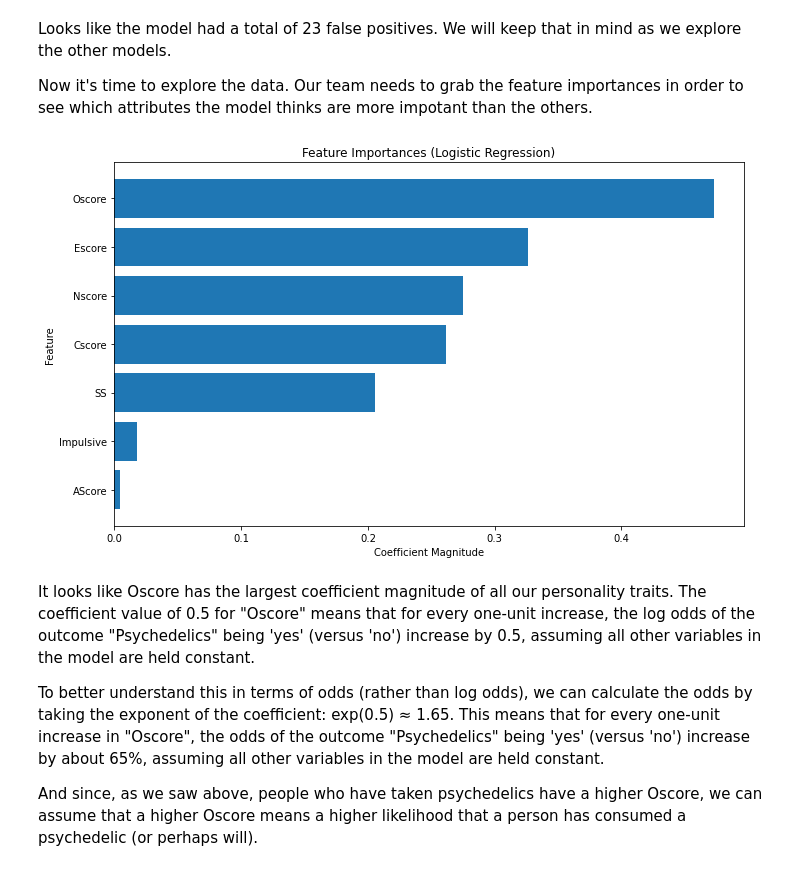
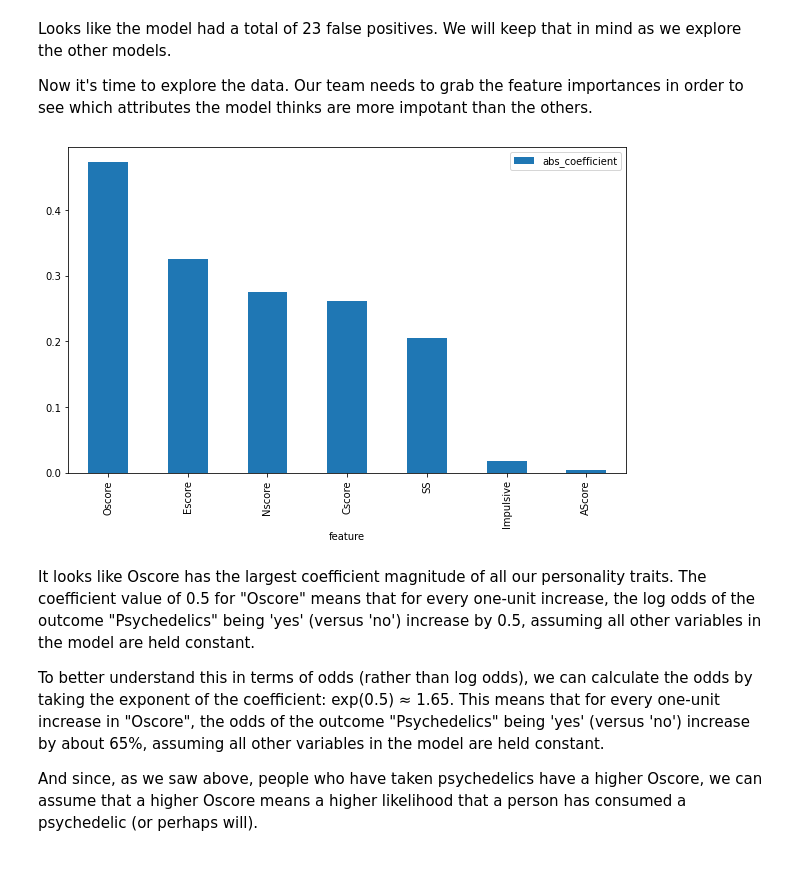
Before and after one commit to jbloewencolon/Predicting-Personality-and-Psychedelic-Experience, a Jupyter notebook: Openness to Psychedelics.ipynb, the cells around one changed output. Saved outputs shown, nothing was run; the diff lists cells and outputs as text; code cells hidden in the pictures.

```diff
--- a/Openness to Psychedelics.ipynb
+++ b/Openness to Psychedelics.ipynb
@@ -54,7 +50,7 @@ from tabulate import tabulate
 %matplotlib inline
 
 # Import the data
-df = pd.read_csv(r'D:\Git\phase_3\Drug_Consumption.csv', header= 0,
+df = pd.read_csv(r'Data/Drug_Consumption.csv', header= 0,
                         encoding= 'unicode_escape')
 # %%
 # Print the first five rows
@@ -356,34 +352,27 @@ Now it's time to explore the data. Our team needs to grab the feature importance
 # %%
 # Get column names after OneHotEncoding
 cat_cols_transformed = log_pipeline.named_steps['preprocess'].named_transformers_['subpipe_cat'].named_steps['ohe'].get_feature_names_out(input_features=X_train.columns[[0, 1, 2, 3, 4, 12, 13, 14, 15, 16, 17, 18, 19, 20, 21, 22, 23, 24, 25]].tolist())
 
 # Concatenate with numerical column names to get the final order
 feature_names_ordered = np.concatenate([X_train.columns[5:12], cat_cols_transformed])
 
 # Get feature coefficients from the logistic regression model
 coefficients = log_pipeline.named_steps['classifier'].coef_[0]
 
 # Create a DataFrame with feature names and their coefficients
 coefficients_df = pd.DataFrame({'feature': feature_names_ordered, 'coefficient': coefficients})
 
 # Sort DataFrame by coefficient magnitude
 coefficients_df['abs_coefficient'] = abs(coefficients_df['coefficient'])
 coefficients_df = coefficients_df.sort_values(by='abs_coefficient', ascending=False)
 
 # Filter DataFrame to include only desired features
-num_features_df = coefficients_df[coefficients_df['feature'].isin(X_train.columns[5:12])]
+num_features_df_log = coefficients_df[coefficients_df['feature'].isin(X_train.columns[5:12])]
+
+# Plot the feature importances for the numerical features
+num_features_df_log.plot(kind='bar', x='feature', y='abs_coefficient', figsize=(10,6));
+# %% [output]
+[figure, added]
-# %%
-# Plot feature importances
-plt.figure(figsize=(10, 6))
-plt.barh(num_features_df['feature'], num_features_df['abs_coefficient'])
-plt.xlabel("Coefficient Magnitude")
-plt.ylabel("Feature")
-plt.title("Feature Importances (Logistic Regression)")
-plt.gca().invert_yaxis()
-plt.tight_layout()
-plt.show()
-# %% [output]
-[figure, removed]
 # %% [markdown]
 It looks like Oscore has the largest coefficient magnitude of all our personality traits. The coefficient value of 0.5 for "Oscore" means that for every one-unit increase, the log odds of the outcome "Psychedelics" being 'yes' (versus 'no') increase by 0.5, assuming all other variables in the model are held constant.
 
```
Also changed, not shown: parts of 21 cells of this notebook.
